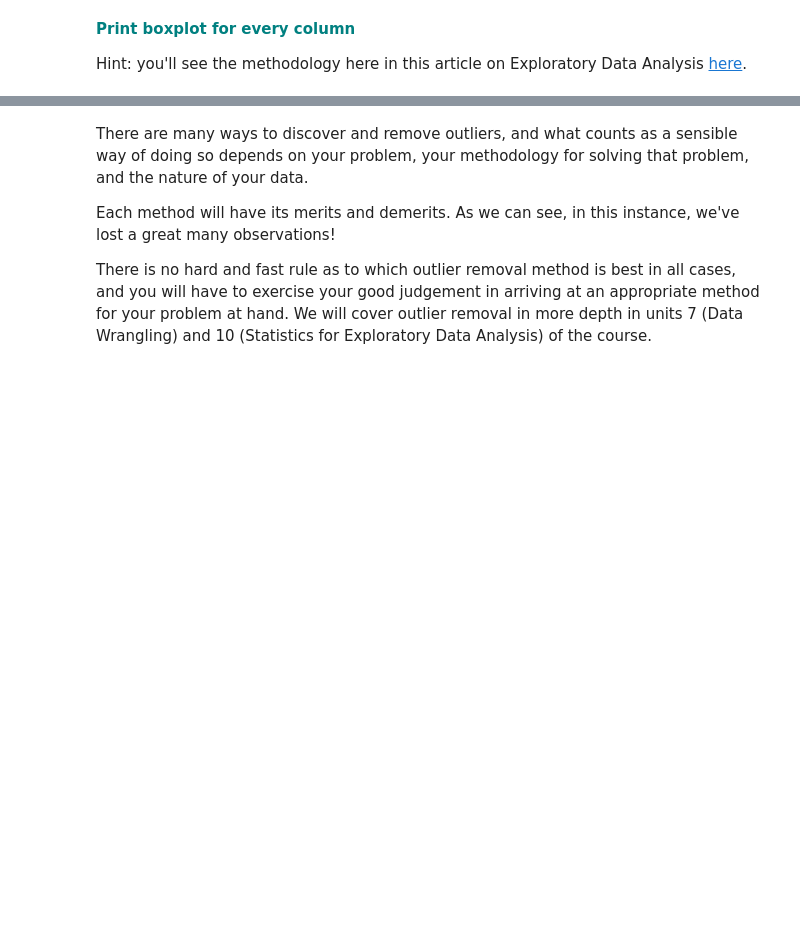
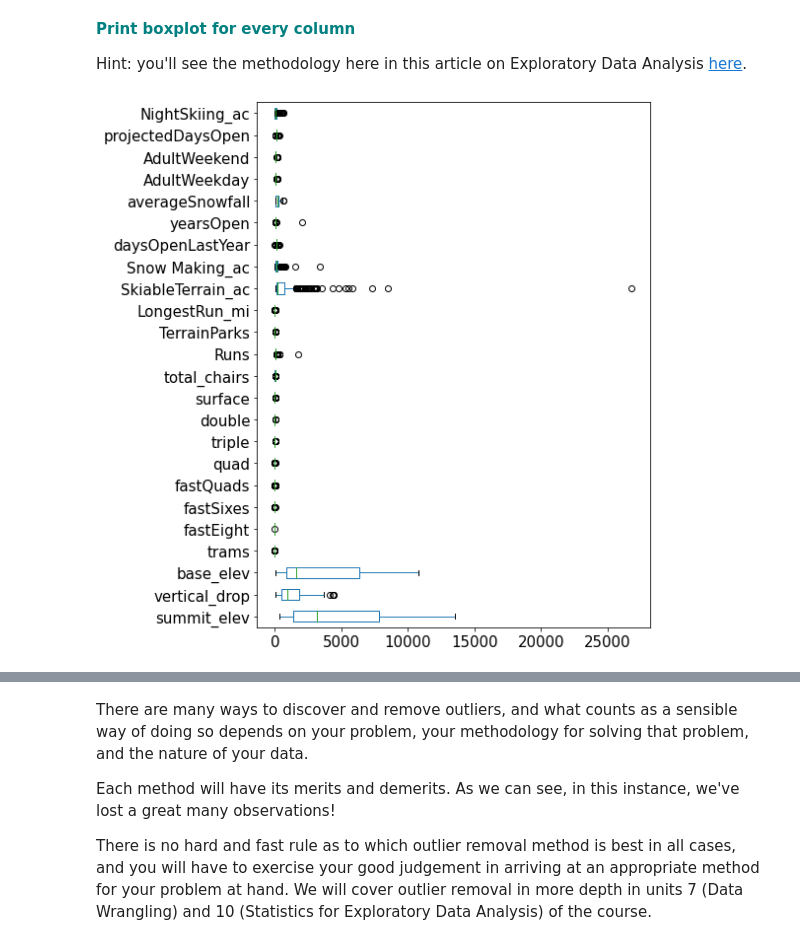
Before and after one commit to frankfletcher/Springboard-Data-Science, a Jupyter notebook: Guided Capstone/GuidedCapstoneStep3HL.ipynb, the cells around one changed output, grey strips where cells are left out. Saved outputs shown, nothing was run; the diff lists cells and outputs as text; code cells hidden in the pictures; blank space fills up the shorter version.

```diff
--- a/Guided Capstone/GuidedCapstoneStep3HL.ipynb
+++ b/Guided Capstone/GuidedCapstoneStep3HL.ipynb
@@ -124,2 +146,4 @@ sns._ _ _(x=values, y=names, palette="RdBu_r")
 # %% [markdown]
 By reviewing the State and Regions counts plots you should notice that the Region feature is nearly identical to the state and therfore we can remove from the dataframe.**<font color='teal'> Remove the `Region` column using the drop function.</font>**
+# %%
+df.drop(['Region'], axis=1, inplace=True)
@@ -129,6 +157,12 @@ By reviewing the State and Regions counts plots you should notice that the Regio
 **<font color='teal'> Print boxplot for every column</font>**
 
 Hint: you'll see the methodology here in this article on Exploratory Data Analysis [here](nce-method-dsm-exploratory-data-analysis-bc84d4d8d3f9).
+# %%
+#create a boxplot for every column in df
+boxplot = df.boxplot(grid=False, vert=False,fontsize=15, figsize=(8,8))
+plt.tight_layout()
+# %% [output]
+[figure, added]
 # %% [markdown]
 You need to create boxplots and  histograms to evaluate the data for potential outliers or data anomalies. Generally, outliers are defined as observations that differ significantly from the other values in the dataset or feature.
 
```
Also changed, not shown: parts of 31 cells of this notebook, 2 other files.
